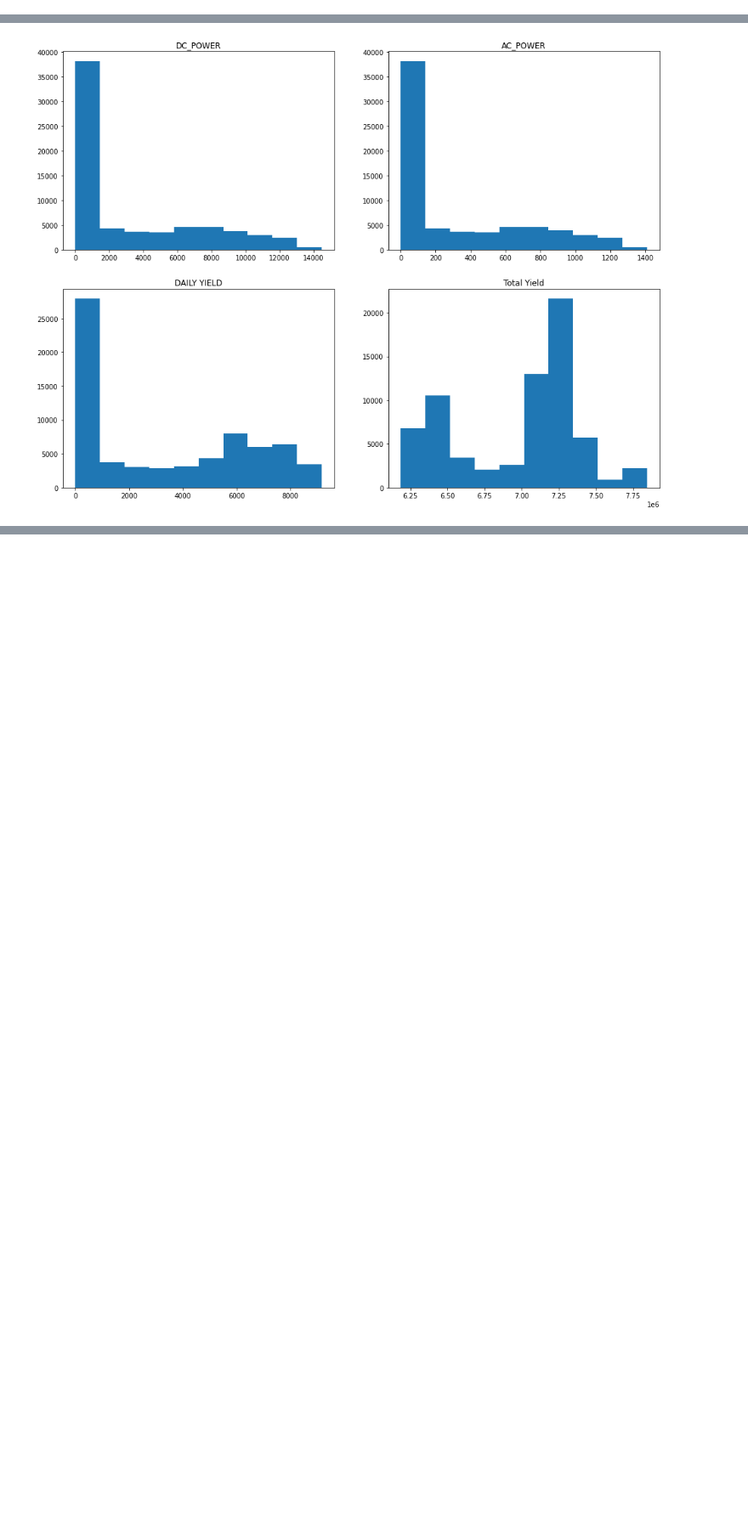
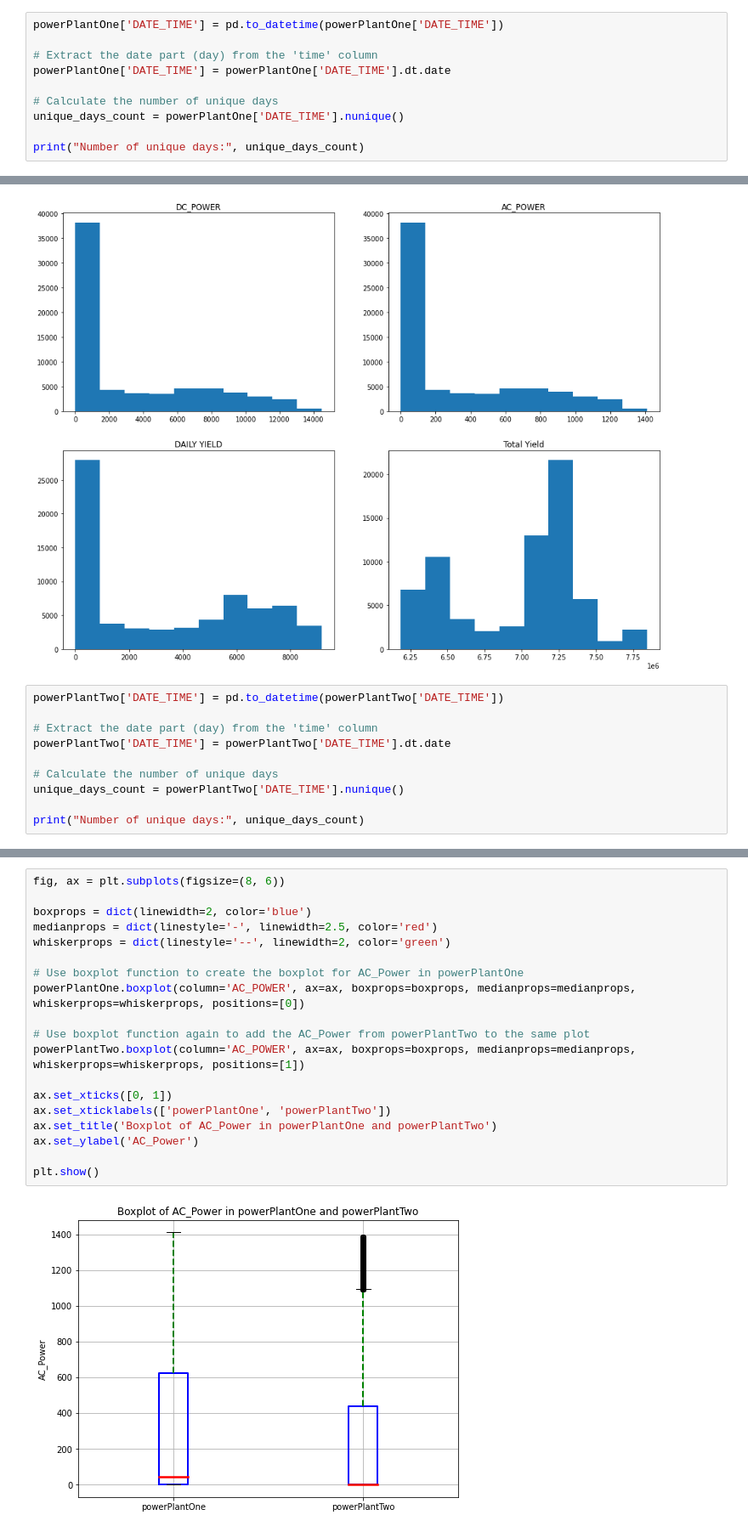
Before and after one commit to LucasMazza42/Energy-Analytics, a Jupyter notebook: SolarModeling.ipynb, the cells around one changed output, grey strips where cells are left out. Shown: that part at 85% size. Saved outputs shown, nothing was run; the diff lists cells and outputs as text; blank space fills up the shorter version.

```diff
--- a/SolarModeling.ipynb
+++ b/SolarModeling.ipynb
@@ -107,3 +107,13 @@ AC_POWER       0
 DAILY_YIELD    0
 TOTAL_YIELD    0
 dtype: int64
+# %%
+powerPlantOne['DATE_TIME'] = pd.to_datetime(powerPlantOne['DATE_TIME'])
+
+# Extract the date part (day) from the 'time' column
+powerPlantOne['DATE_TIME'] = powerPlantOne['DATE_TIME'].dt.date
+
+# Calculate the number of unique days
+unique_days_count = powerPlantOne['DATE_TIME'].nunique()
+
+print("Number of unique days:", unique_days_count)
@@ -132,3 +144,13 @@ axes[1,1].set_title('Total Yield')
 # %% [output]
 Text(0.5, 1.0, 'Total Yield')
 [figure]
+# %%
+powerPlantTwo['DATE_TIME'] = pd.to_datetime(powerPlantTwo['DATE_TIME'])
+
+# Extract the date part (day) from the 'time' column
+powerPlantTwo['DATE_TIME'] = powerPlantTwo['DATE_TIME'].dt.date
+
+# Calculate the number of unique days
+unique_days_count = powerPlantTwo['DATE_TIME'].nunique()
+
+print("Number of unique days:", unique_days_count)
@@ -134,0 +224,21 @@ Text(0.5, 1.0, 'Total Yield')
+# %%
+fig, ax = plt.subplots(figsize=(8, 6))
+
+boxprops = dict(linewidth=2, color='blue')
+medianprops = dict(linestyle='-', linewidth=2.5, color='red')
+whiskerprops = dict(linestyle='--', linewidth=2, color='green')
+
+# Use boxplot function to create the boxplot for AC_Power in powerPlantOne
+powerPlantOne.boxplot(column='AC_POWER', ax=ax, boxprops=boxprops, medianprops=medianprops, whiskerprops=whiskerprops, positions=[0])
+
+# Use boxplot function again to add the AC_Power from powerPlantTwo to the same plot
+powerPlantTwo.boxplot(column='AC_POWER', ax=ax, boxprops=boxprops, medianprops=medianprops, whiskerprops=whiskerprops, positions=[1])
+
+ax.set_xticks([0, 1])
+ax.set_xticklabels(['powerPlantOne', 'powerPlantTwo'])
+ax.set_title('Boxplot of AC_Power in powerPlantOne and powerPlantTwo')
+ax.set_ylabel('AC_Power')
+
+plt.show()
+# %% [output]
+[figure, added]
```
Also changed, not shown: parts of 11 cells of this notebook.
